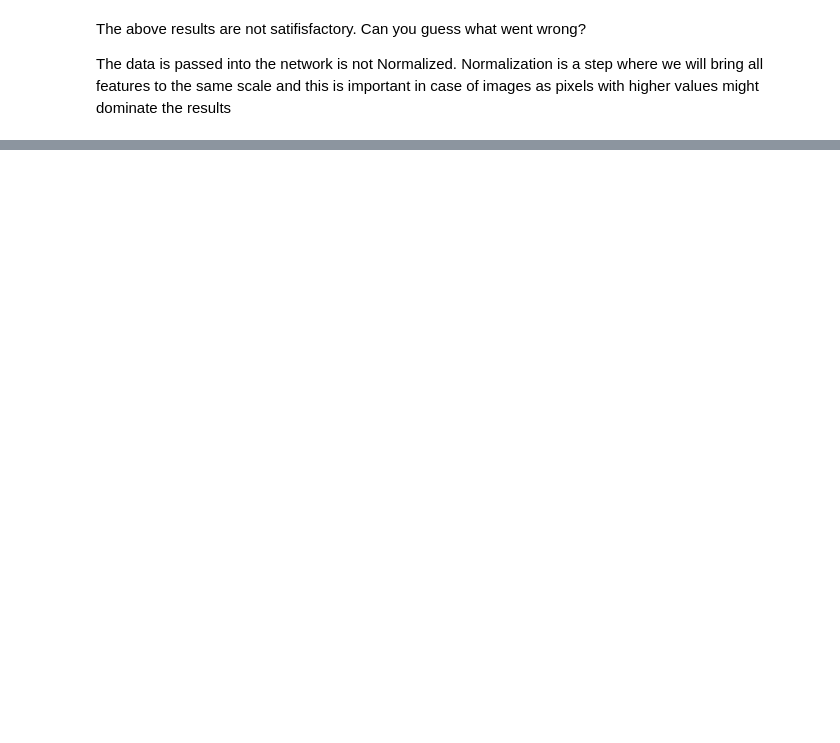
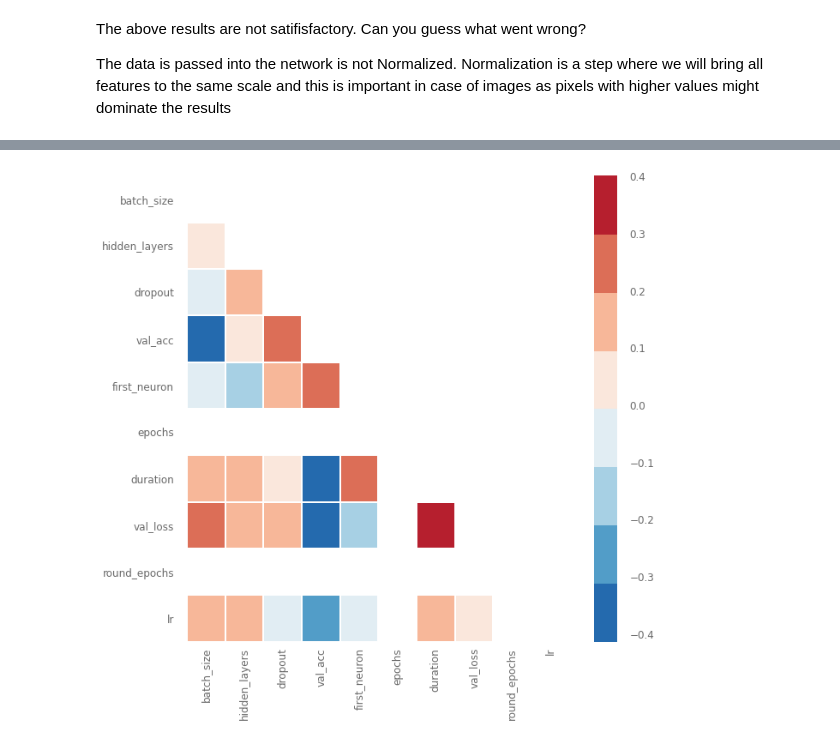
Before and after one commit to saianil58/Artificial-Neural-Networks, a Jupyter notebook: Project_|_Neural_Networks_and_Deep_Learning.ipynb, the cells around one changed output, grey strips where cells are left out. Saved outputs shown, nothing was run; the diff lists cells and outputs as text; code cells hidden in the pictures; blank space fills up the shorter version.

```diff
--- a/Project_|_Neural_Networks_and_Deep_Learning.ipynb
+++ b/Project_|_Neural_Networks_and_Deep_Learning.ipynb
@@ -363,0 +412,5 @@ Using TensorFlow backend.
+# %%
+# heatmap correlation
+analyze_object.plot_corr('val_loss', ['acc', 'loss', 'val_loss'])
+# %% [output]
+[figure, added]
```
Also changed, not shown: parts of 7 cells of this notebook.
